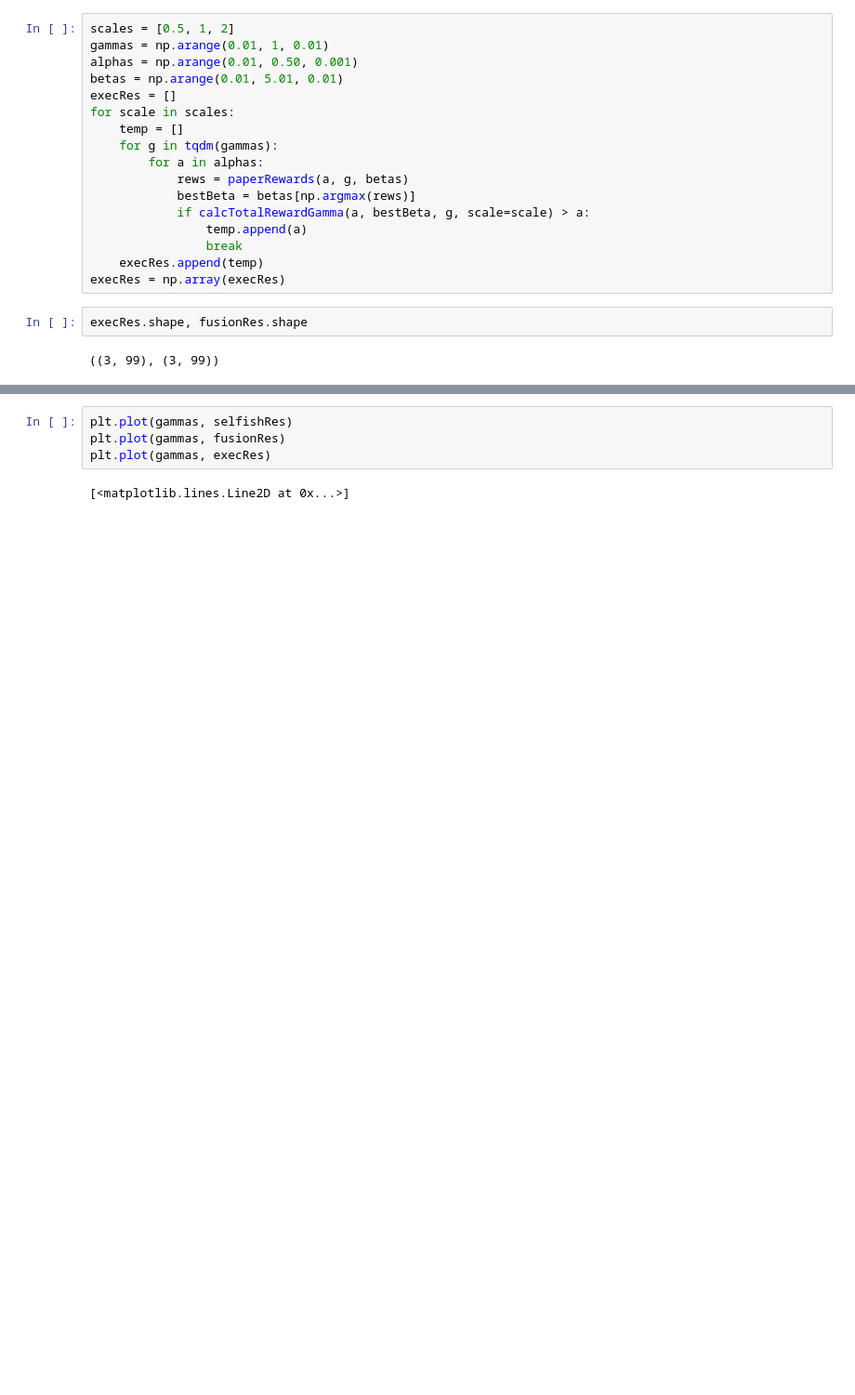
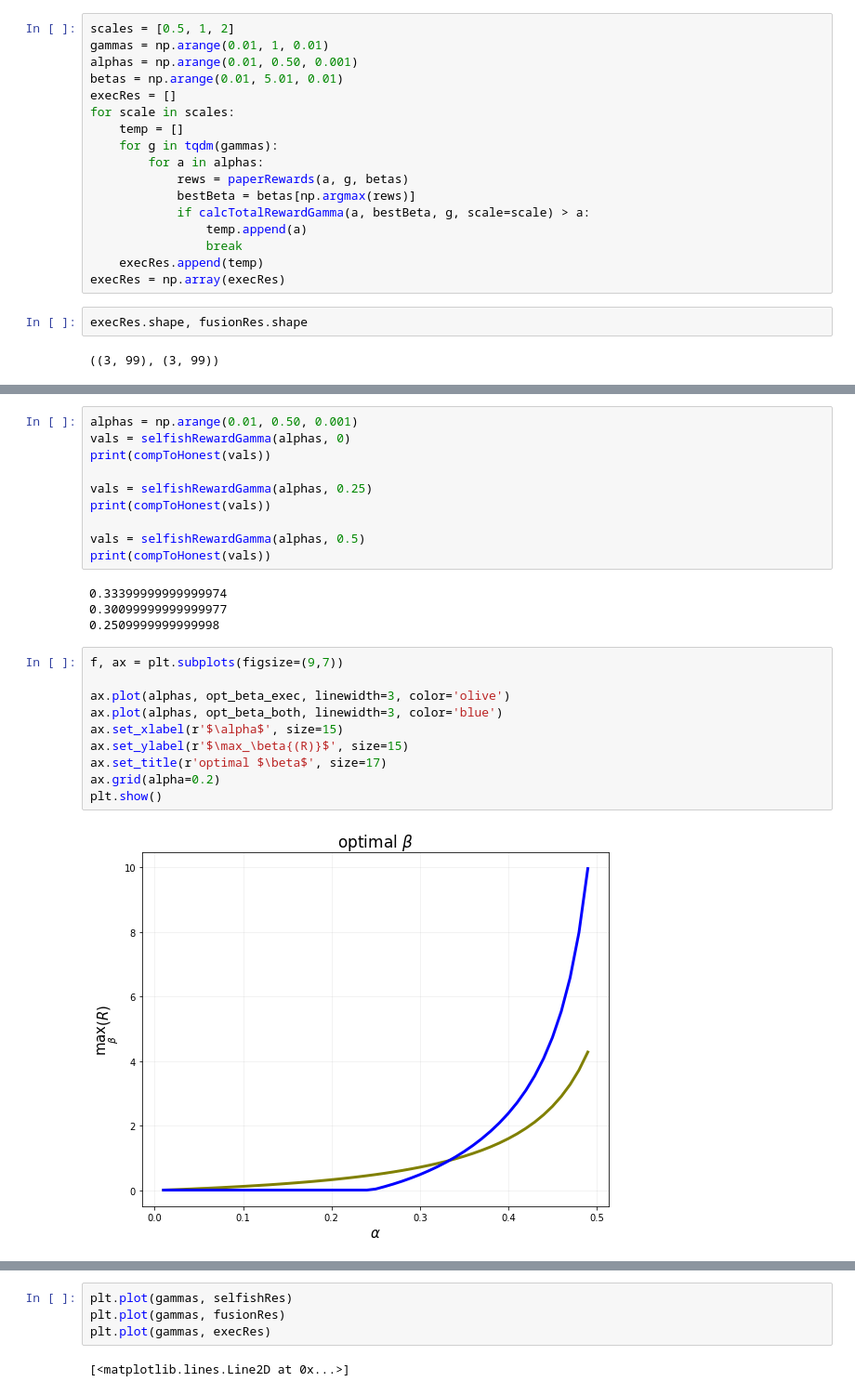
Before and after one commit to michaelneuder/opportunistic-mining, a Jupyter notebook: fusion-mining.ipynb, the cells around one changed output, grey strips where cells are left out. Shown at 93% size. Drawn from its saved outputs; the diff is of its cells as text; blank space fills up the shorter version.

```diff
--- a/fusion-mining.ipynb
+++ b/fusion-mining.ipynb
@@ -410,0 +525,26 @@ plt.show()
+# %%
+alphas = np.arange(0.01, 0.50, 0.001)
+vals = selfishRewardGamma(alphas, 0)
+print(compToHonest(vals))
+
+vals = selfishRewardGamma(alphas, 0.25)
+print(compToHonest(vals))
+
+vals = selfishRewardGamma(alphas, 0.5)
+print(compToHonest(vals))
+# %% [output]
+0.33399999999999974
+0.30099999999999977
+0.2509999999999998
+# %%
+f, ax = plt.subplots(figsize=(9,7))
+
+ax.plot(alphas, opt_beta_exec, linewidth=3, color='olive')
+ax.plot(alphas, opt_beta_both, linewidth=3, color='blue')
+ax.set_xlabel(r'$\alpha$', size=15)
+ax.set_ylabel(r'$\max_\beta{(R)}$', size=15)
+ax.set_title(r'optimal $\beta$', size=17)
+ax.grid(alpha=0.2)
+plt.show()
+# %% [output]
+[figure, added]
```
Also changed, not shown: parts of 4 cells of this notebook.
